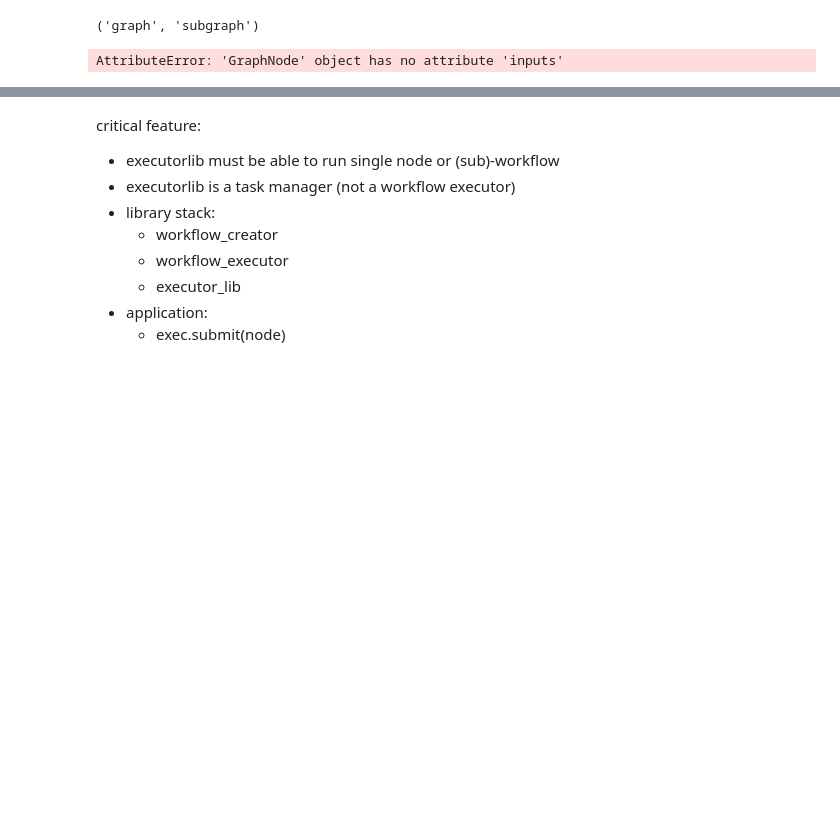
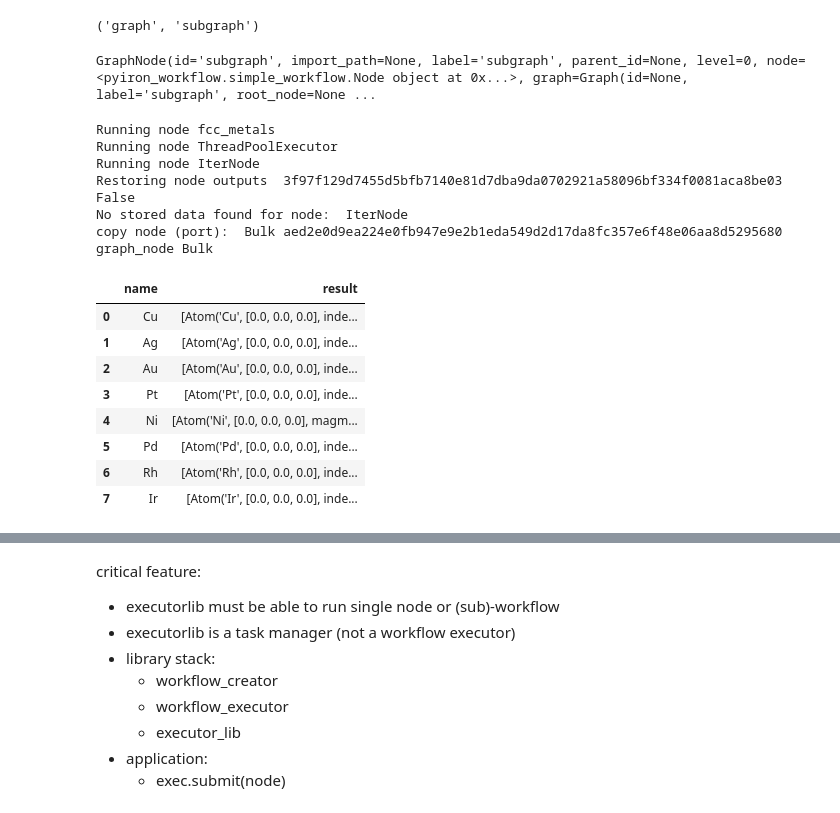
Before and after one commit to pyiron/pyiron_core, a Jupyter notebook: notebooks/liam/cecam.ipynb, the cells around one changed output, grey strips where cells are left out. Cells and saved outputs as stored; diff of their text form; code cells hidden in the pictures; blank space fills up the shorter version.

```diff
--- a/notebooks/liam/cecam.ipynb
+++ b/notebooks/liam/cecam.ipynb
@@ -1131,11 +1131,39 @@ node.node_type, node.label
 
 from pyiron_workflow.graph import base
 
-base.run_macro_node(node)
+# base.run_macro_node(node)
+node
 # %% [output]
-AttributeError: 'GraphNode' object has no attribute 'inputs'
+GraphNode(id='subgraph', import_path=None, label='subgraph', parent_id=None, level=0, node=<pyiron_workflow.simple_workflow.Node object at 0x...>, graph=Graph(id=None, label='subgraph', root_node=None ...
 # %%
-pf.graph.nodes["IterNode"].node()
+# pf.graph.nodes["IterNode"].node()
+
+select_graph_by_name(pf, "executor")  # Select one of the workflows with an "IterNode"
+# It turns out we later need both "Bulk" and "Volume" nodes as well
+# "Volume" rules out "executor", so use "executor3"
+# Nevermind, "executor3" hits:
+# AttributeError: No attribute named Bulk__a
+
+# Invoking `node()` give a no-data error, let's pull
+# pf.graph.nodes["IterNode"].node.pull()  # but not like this, that's also a no-data error
+base.pull_node(pf.graph, "IterNode")  # Here we go
+# %% [output]
+Running node fcc_metals
+Running node ThreadPoolExecutor
+Running node IterNode
+Restoring node outputs  3f97f129d7455d5bfb7140e81d7dba9da0702921a58096bf334f0081aca8be03 False
+No stored data found for node:  IterNode
+copy node (port):  Bulk aed2e0d9ea224e0fb947e9e2b1eda549d2d17da8fc357e6f48e06aa8d5295680
+graph_node Bulk
+|  | name | result |
+| 0 | Cu | [Atom('Cu', [0.0, 0.0, 0.0], inde... |
+| 1 | Ag | [Atom('Ag', [0.0, 0.0, 0.0], inde... |
+| 2 | Au | [Atom('Au', [0.0, 0.0, 0.0], inde... |
+| 3 | Pt | [Atom('Pt', [0.0, 0.0, 0.0], inde... |
+| 4 | Ni | [Atom('Ni', [0.0, 0.0, 0.0], magm... |
+| 5 | Pd | [Atom('Pd', [0.0, 0.0, 0.0], inde... |
+| 6 | Rh | [Atom('Rh', [0.0, 0.0, 0.0], inde... |
+| 7 | Ir | [Atom('Ir', [0.0, 0.0, 0.0], inde... |
 # %%
 from pyiron_nodes.atomistic.structure.build import Bulk
 
```
Also changed, not shown: parts of 22 cells of this notebook.
